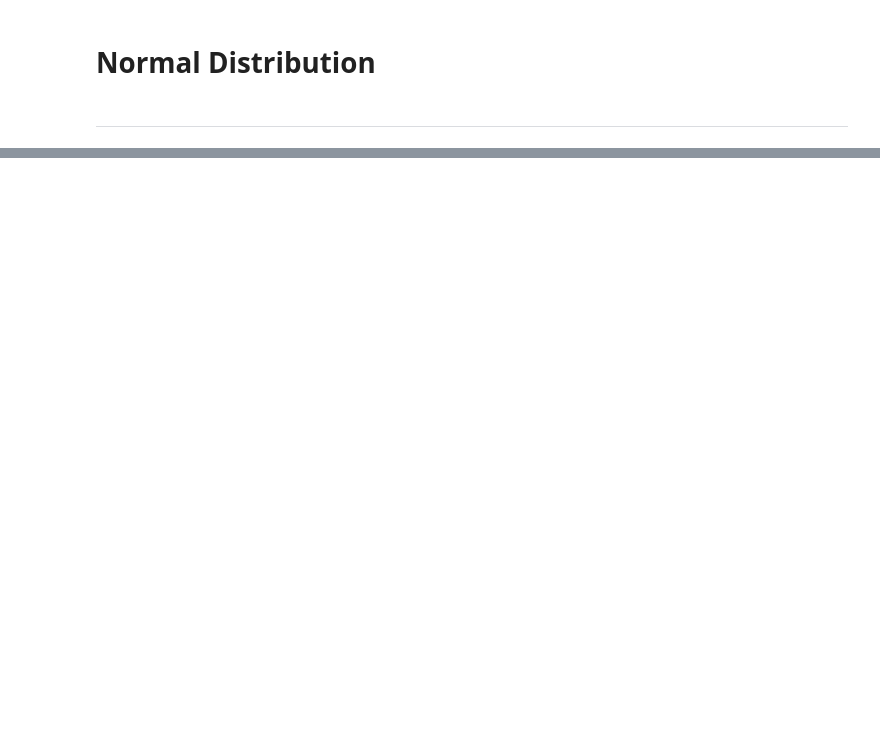
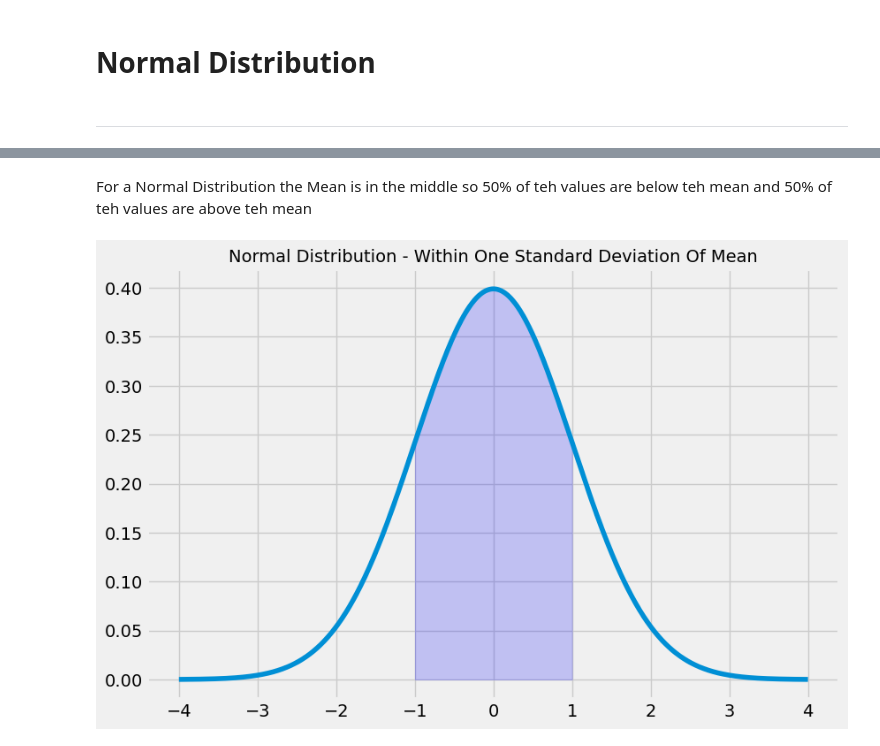
Before and after one commit to loughjo/funddata-assessment, a Jupyter notebook: normal-distribution.ipynb, the cells around one changed output, grey strips where cells are left out. Drawn from its saved outputs; the diff is of its cells as text; code cells hidden in the pictures; blank space fills up the shorter version.

```diff
--- a/normal-distribution.ipynb
+++ b/normal-distribution.ipynb
@@ -14,0 +88,19 @@ np.random.normal()
+# %% [markdown]
+For a Normal Distribution the Mean is in the middle so 50% of teh values are below teh mean and 50% of teh values are above teh mean
+# %%
+x = np.arange(-4, 4, 0.001)
+y = norm.pdf(x,0,1)
+
+fig, ax = plt.subplots(figsize=(9,6))
+ax.plot(x,y)
+
+#specify the region of the bell curve to fill in
+x_fill = np.arange(-1, 1, 0.001)
+y_fill = norm.pdf(x_fill,0,1)
+ax.fill_between(x_fill,y_fill,0, alpha=0.2, color='blue')
+
+plt.style.use('fivethirtyeight')
+plt.title('Normal Distribution - Within One Standard Deviation Of Mean', fontsize=14)
+plt.show()
+# %% [output]
+[figure, added]
```
Also changed, not shown: parts of 36 cells of this notebook, 2 other files.
